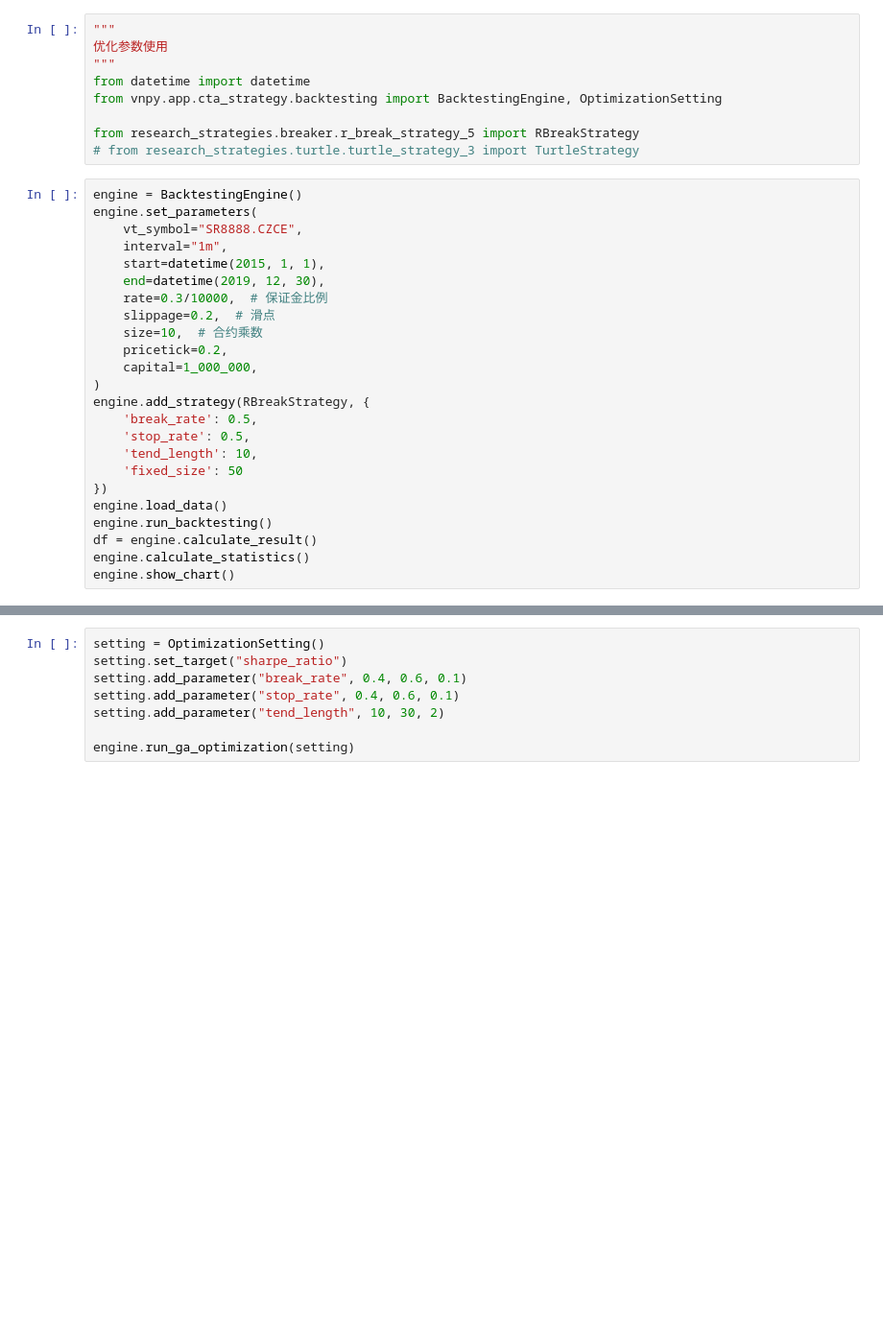
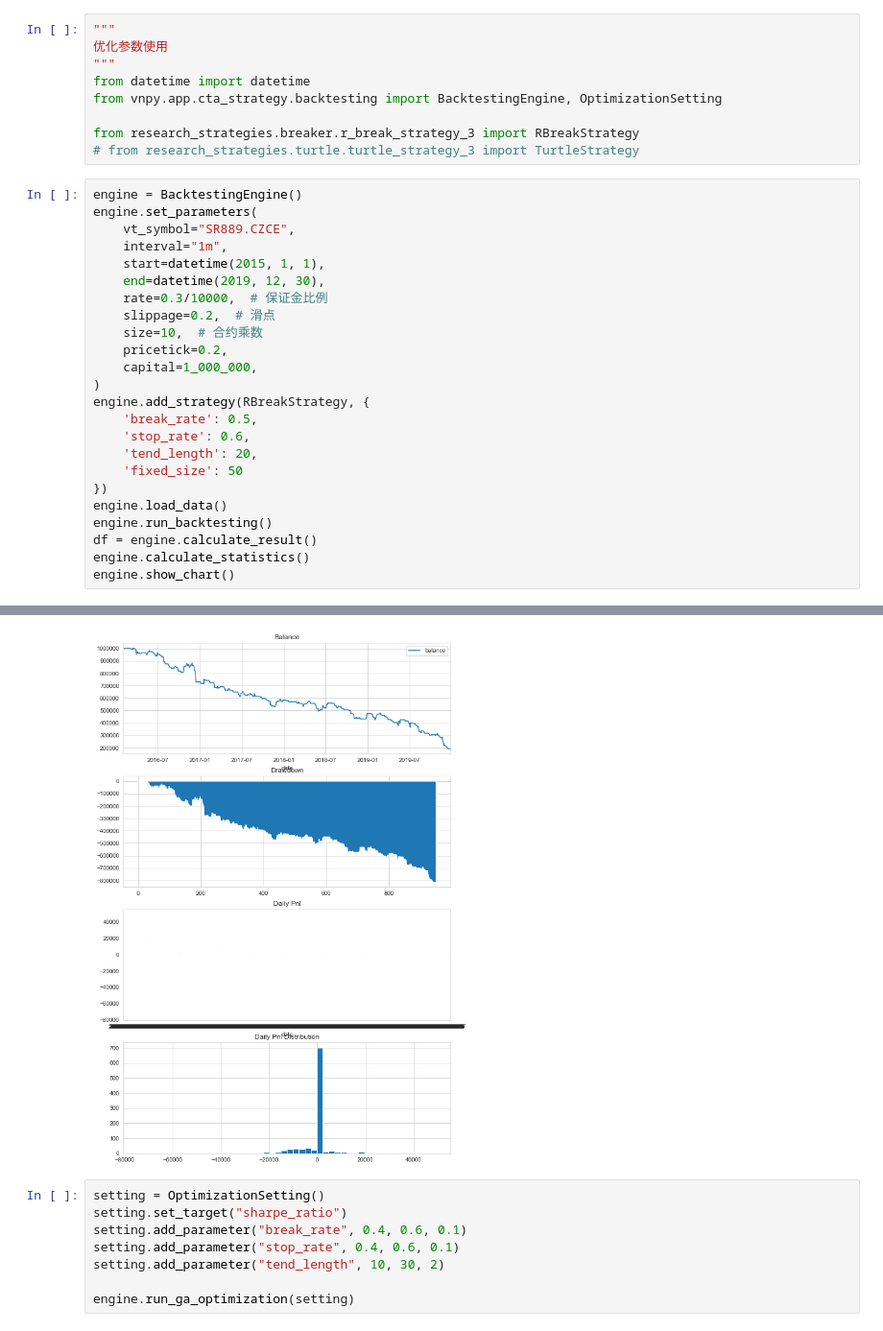
Before and after one commit to caizhanjin/self_vnpy, a Jupyter notebook: research/backtesting_2_optimize.ipynb, the cells around one changed output, grey strips where cells are left out. Shown: that part at 96% size. Cells and saved outputs as stored; diff of their text form; blank space fills up the shorter version.

```diff
--- a/research/backtesting_2_optimize.ipynb
+++ b/research/backtesting_2_optimize.ipynb
@@ -5,12 +5,12 @@
 from datetime import datetime
 from vnpy.app.cta_strategy.backtesting import BacktestingEngine, OptimizationSetting
 
-from research_strategies.breaker.r_break_strategy_5 import RBreakStrategy
+from research_strategies.breaker.r_break_strategy_3 import RBreakStrategy
 # from research_strategies.turtle.turtle_strategy_3 import TurtleStrategy
 # %%
 engine = BacktestingEngine()
 engine.set_parameters(
-    vt_symbol="SR8888.CZCE",
+    vt_symbol="SR889.CZCE",
     interval="1m",
     start=datetime(2015, 1, 1),
     end=datetime(2019, 12, 30),
@@ -22,8 +22,8 @@ engine.set_parameters(
 )
 engine.add_strategy(RBreakStrategy, {
     'break_rate': 0.5,
-    'stop_rate': 0.5,
-    'tend_length': 10,
+    'stop_rate': 0.6,
+    'tend_length': 20,
     'fixed_size': 50
 })
 engine.load_data()
@@ -31,3 +31,4 @@ engine.run_backtesting()
 df = engine.calculate_result()
 engine.calculate_statistics()
 engine.show_chart()
+# %% [output]
@@ -34,3 +52,4 @@ engine.show_chart()
+[figure, added]
 # %%
 setting = OptimizationSetting()
 setting.set_target("sharpe_ratio")
```
Also changed, not shown: parts of 1 cell of this notebook, 3 other files.
